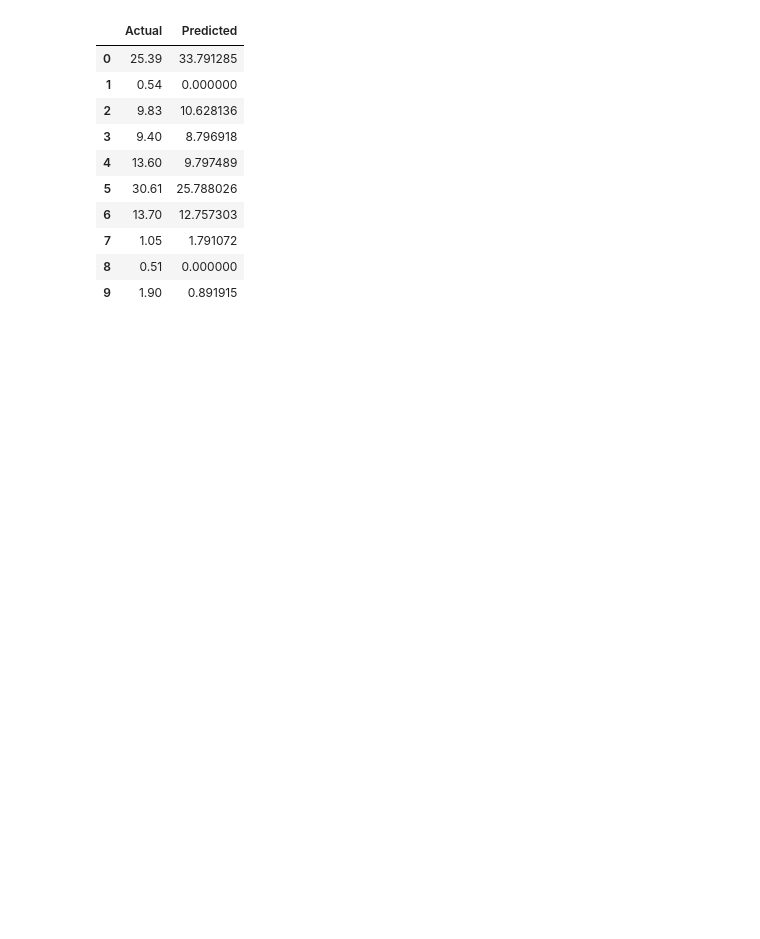
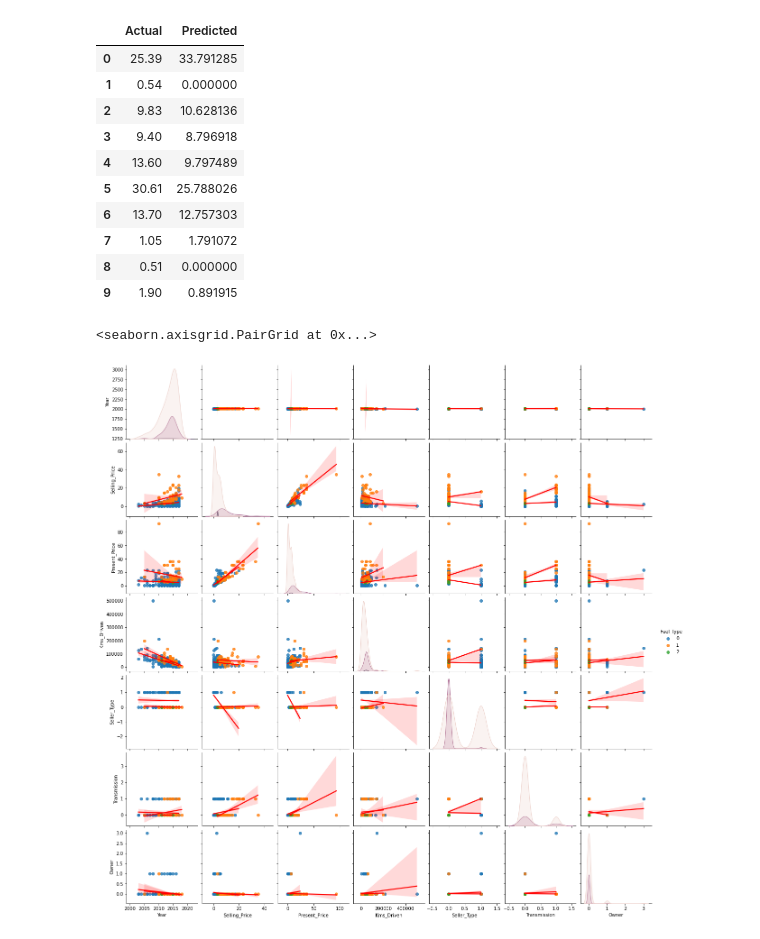
Before and after one commit to ABCD-EDU/cs322-lab, a Jupyter notebook: src/exercises/lab2/CarsRegression.ipynb, the cells around one changed output. Saved outputs shown, nothing was run; the diff lists cells and outputs as text; code cells hidden in the pictures; blank space fills up the shorter version.

Commit message:
update: correlational plots (HeatMap and Scatter)

```diff
--- a/src/exercises/lab2/CarsRegression.ipynb
+++ b/src/exercises/lab2/CarsRegression.ipynb
@@ -1,6 +1,6 @@
 # %%
 import pandas as pd
-
+df = pd.read_csv("../../../res/car-data-preprocessed.csv")
 training = pd.read_csv("../../../res/car-data-preprocessed/training.csv")
 test = pd.read_csv("../../../res/car-data-preprocessed/test.csv")
 
@@ -63,3 +63,14 @@ results.head(10)
 | 7 | 1.05 | 1.791072 |
 | 8 | 0.51 | 0.000000 |
 | 9 | 1.90 | 0.891915 |
+# %%
+import seaborn as sns
+import matplotlib.pyplot as plt
+new_df = df.copy()
+
+#dropping unnecessaries
+new_df.drop(labels= ['Car_Name', 'Car_Name_Numerical'], axis= 1, inplace= True)
+sns.pairplot(new_df, hue= 'Fuel_Type', diag_kind= 'kde', kind='reg', plot_kws={'line_kws':{'color':'red'}})
+# %% [output]
+<seaborn.axisgrid.PairGrid at 0x...>
+[figure, added]
```
Also changed, not shown: parts of 2 cells of this notebook.
